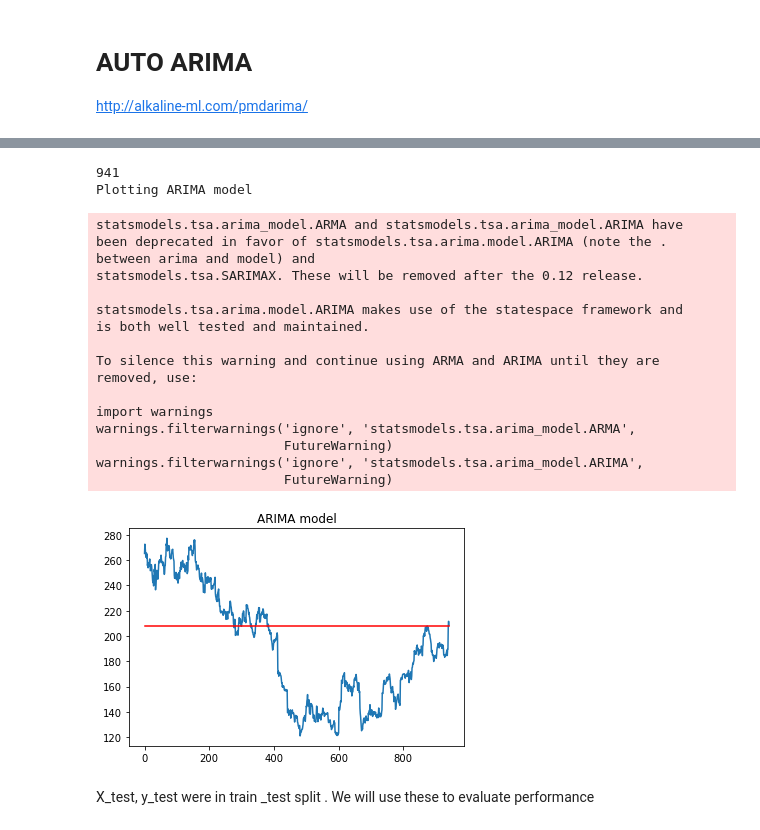
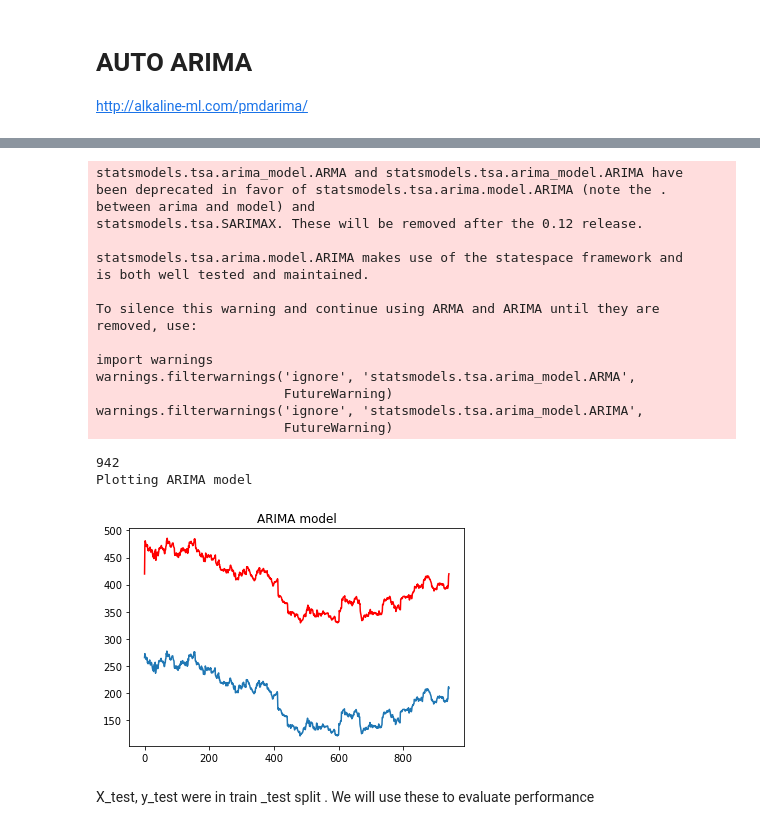
Before and after one commit to PhanindraPanthagani/TimeSeries_and_Databases, a Jupyter notebook: TimeSeries_Jupyternotebooks/ARIMA.ipynb, the cells around one changed output, grey strips where cells are left out. Saved outputs shown, nothing was run; the diff lists cells and outputs as text; code cells hidden in the pictures.

Commit message:
Updating notebooks with train_size = 0.95
Updating notebooks with train_size = 0.95

```diff
--- a/TimeSeries_Jupyternotebooks/ARIMA.ipynb
+++ b/TimeSeries_Jupyternotebooks/ARIMA.ipynb
@@ -532,38 +533,38 @@ Warnings:
 # %%
 # ARIMA from AUTO
 from statsmodels.tsa.arima_model import ARIMA as ARIMA_stats
-ARIMA_auto_refit= ARIMA_stats(y_train_nparray, order=(0,1,0))
+ARIMA_auto_refit= ARIMA_stats(y_train_nparray, order=(1,0,0))
 results_ARIMA_refit = ARIMA_auto_refit.fit()
 
 forecast_refit = results_ARIMA_refit.fittedvalues
 
 predicted_values_refit = calculate_predicted_df(forecast_refit,y_train)
 
 plt.plot(y_train_nparray)
 plt.plot(predicted_values_refit, color='red')
 #RSS_ARIMA = sum((results_ARIMA.fittedvalues - y_train_nparray)**2)
 plt.title("ARIMA model")
 print('Plotting ARIMA model')
 # %% [output]
-941
-Plotting ARIMA model
+statsmodels.tsa.arima_model.ARMA and statsmodels.tsa.arima_model.ARIMA have
+been deprecated in favor of statsmodels.tsa.arima.model.ARIMA (note the .
+between arima and model) and
+statsmodels.tsa.SARIMAX. These will be removed after the 0.12 release.
+
+statsmodels.tsa.arima.model.ARIMA makes use of the statespace framework and
+is both well tested and maintained.
+
+To silence this warning and continue using ARMA and ARIMA until they are
+removed, use:
+
+import warnings
+warnings.filterwarnings('ignore', 'statsmodels.tsa.arima_model.ARMA',
+                        FutureWarning)
+warnings.filterwarnings('ignore', 'statsmodels.tsa.arima_model.ARIMA',
+                        FutureWarning)
-statsmodels.tsa.arima_model.ARMA and statsmodels.tsa.arima_model.ARIMA have
-been deprecated in favor of statsmodels.tsa.arima.model.ARIMA (note the .
-between arima and model) and
-statsmodels.tsa.SARIMAX. These will be removed after the 0.12 release.
-
-statsmodels.tsa.arima.model.ARIMA makes use of the statespace framework and
-is both well tested and maintained.
-
-To silence this warning and continue using ARMA and ARIMA until they are
-removed, use:
-
-import warnings
-warnings.filterwarnings('ignore', 'statsmodels.tsa.arima_model.ARMA',
-                        FutureWarning)
-warnings.filterwarnings('ignore', 'statsmodels.tsa.arima_model.ARIMA',
-                        FutureWarning)
+942
+Plotting ARIMA model
-[figure, old version]
+[figure, new version]
 # %% [markdown]
 X_test, y_test were in train _test split . We will use these to evaluate performance
 # %% [markdown]
```
Also changed, not shown: parts of 2 cells of this notebook, 3 other files.
